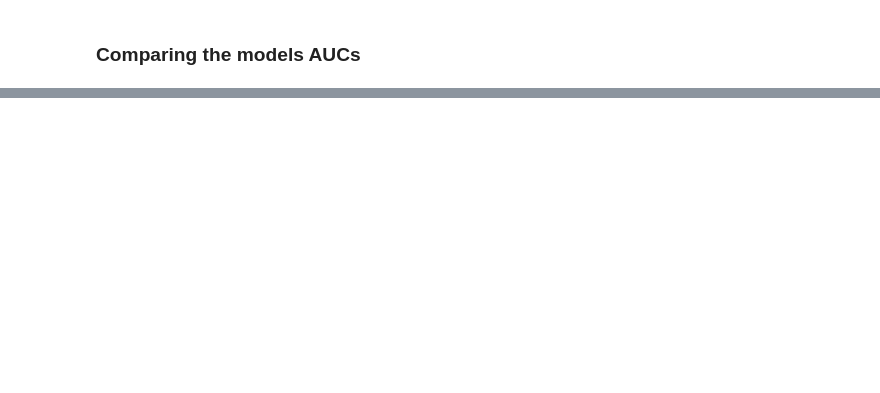
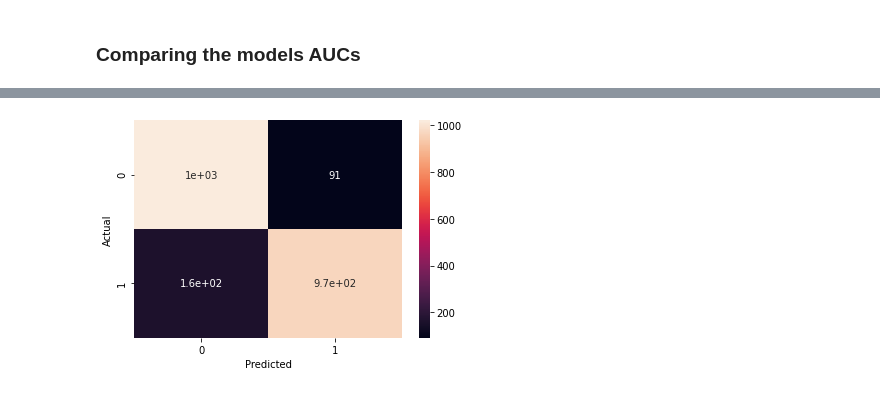
Before and after one commit to mnavarretem/ds4a_project, a Jupyter notebook: Semantic analysis.ipynb, the cells around one changed output, grey strips where cells are left out. Saved outputs shown, nothing was run; the diff lists cells and outputs as text; code cells hidden in the pictures; blank space fills up the shorter version.

```diff
--- a/Semantic analysis.ipynb
+++ b/Semantic analysis.ipynb
@@ -891,0 +979,24 @@ plt.show()
+# %%
+# Create a trainig-test set to get classifier to use in further evaluations:
+logit_features = logit_df.copy()
+logit_labels   = logit_df['sentiment'].cat.codes
+
+X_train, X_test, y_train, y_test = train_test_split(logit_features, logit_labels, test_size = 0.33, random_state = 84)
+
+logit_mdl = sm.Logit(y_train.astype('float64'), X_train[['Intercept',"mean", "size", "sum", "max"]].astype('float64'))
+logit_fit = logit_mdl.fit(disp=0)
+logit_prob= logit_fit.predict(X_test[['Intercept',"mean", "size", "sum", "max"]])
+logit_y   = (logit_prob > nm_maxThres[0]).astype('int8')
+# %%
+
+data_predicted = {'y_Actual':    y_test,
+                  'y_Predicted': logit_y
+                 }
+
+df = pd.DataFrame(data_predicted, columns=['y_Actual','y_Predicted'])
+confusion_matrix = pd.crosstab(df['y_Actual'], df['y_Predicted'], rownames=['Actual'], colnames=['Predicted'])
+
+sns.heatmap(confusion_matrix, annot=True)
+plt.show()
+# %% [output]
+[figure, added]
```
Also changed, not shown: parts of 40 cells of this notebook, 1 other file.
